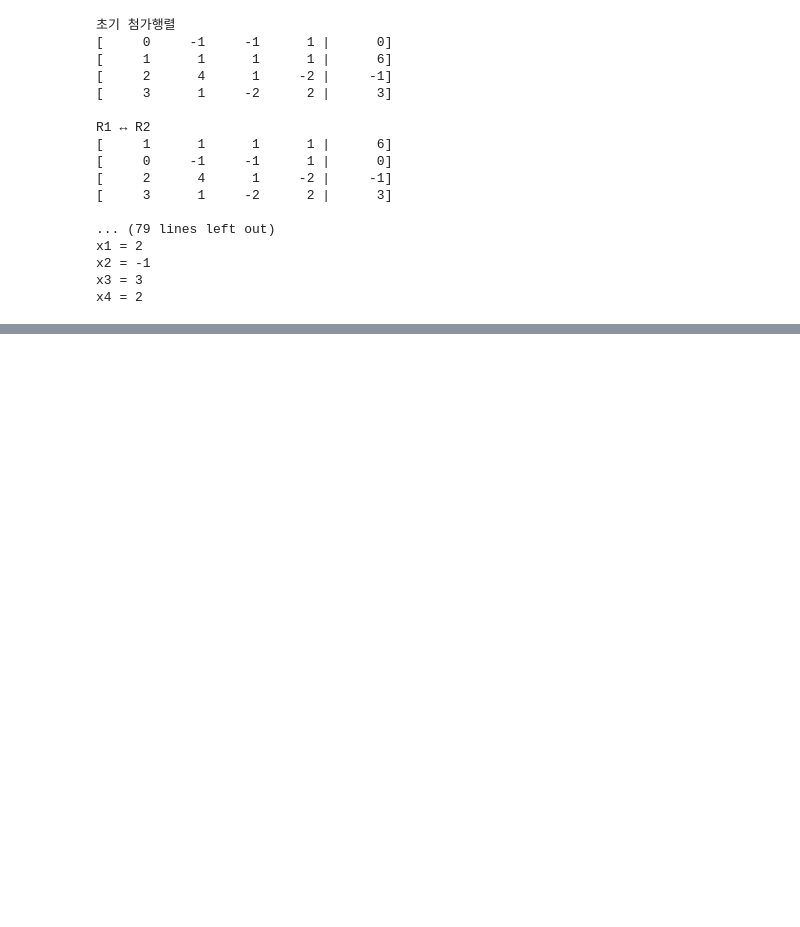
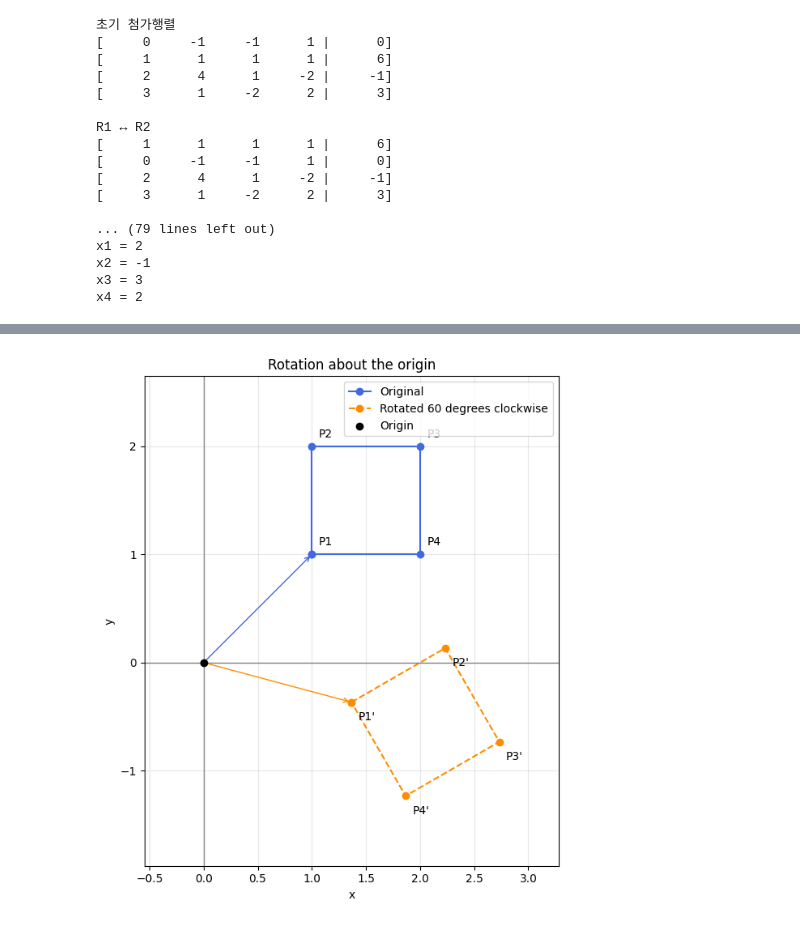
Before and after one commit to seoyun333/Linear-Algebra1, a Jupyter notebook: 선형대수학1_7주차_01.ipynb, the cells around one changed output, grey strips where cells are left out. Saved outputs shown, nothing was run; the diff lists cells and outputs as text; code cells hidden in the pictures; blank space fills up the shorter version.

```diff
--- a/선형대수학1_7주차_01.ipynb
+++ b/선형대수학1_7주차_01.ipynb
@@ -92,0 +403,91 @@ x4 = 2
+# %%
+# 실습 06
+
+import numpy as np
+import matplotlib.pyplot as plt
+
+# 1. 회전각: 도(degree)를 라디안으로 변환
+theta_deg = 60
+theta = np.deg2rad(theta_deg)
+
+# 2. 시계 방향 회전행렬
+A = np.array([
+    [np.cos(theta), np.sin(theta)],
+    [-np.sin(theta), np.cos(theta)]
+])
+
+# 3. 각 열이 하나의 꼭짓점인 2×4 행렬
+# P1=(1,1), P2=(1,2), P3=(2,2), P4=(2,1)
+P = np.array([
+    [1, 1, 2, 2],
+    [1, 2, 2, 1]
+], dtype=float)
+
+# 4. 네 꼭짓점을 한 번에 변환
+# (2×2) @ (2×4) = (2×4)
+Q = A @ P
+
+np.set_printoptions(precision=4, suppress=True)
+
+print("회전행렬 A:")
+print(A)
+
+print("\n각 꼭짓점의 변환 결과:")
+for i in range(P.shape[1]):
+    print(
+        f"P{i + 1}: ({P[0, i]:.0f}, {P[1, i]:.0f})"
+        f" → ({Q[0, i]:.4f}, {Q[1, i]:.4f})"
+    )
+
+# 5. 원점에서 각 꼭짓점까지의 거리 보존 확인
+before = np.linalg.norm(P, axis=0)
+after = np.linalg.norm(Q, axis=0)
+
+print("\n원점까지의 거리 보존:", np.allclose(before, after))
+
+# 6. 첫 꼭짓점을 끝에 추가하여 닫힌 사각형으로 그린다.
+P_closed = np.column_stack((P, P[:, 0]))
+Q_closed = np.column_stack((Q, Q[:, 0]))
+fig, ax = plt.subplots(figsize=(7, 7))
+
+ax.plot(
+    P_closed[0], P_closed[1],
+    "o-", color="royalblue", label="Original"
+)
+ax.plot(
+    Q_closed[0], Q_closed[1],
+    "o--", color="darkorange",
+    label=f"Rotated {theta_deg} degrees clockwise"
+)
+
+# 꼭짓점 이름 표시
+for i in range(P.shape[1]):
+    ax.annotate(
+        f"P{i + 1}", P[:, i],
+        xytext=(6, 8), textcoords="offset points"
+    )
+    ax.annotate(
+        f"P{i + 1}'", Q[:, i],
+        xytext=(6, -16), textcoords="offset points"
+    )
+
+# 원점에서 첫 꼭짓점으로 향하는 벡터 표시
+for point, color in [(P[:, 0], "royalblue"), (Q[:, 0], "darkorange")]:
+    ax.annotate(
+        "", xy=point, xytext=(0, 0),
+        arrowprops=dict(arrowstyle="->", color=color)
+    )
+
+ax.axhline(0, color="gray", linewidth=1)
+ax.axvline(0, color="gray", linewidth=1)
+ax.scatter(0, 0, color="black", zorder=5, label="Origin")
+ax.set_xlabel("x")
+ax.set_ylabel("y")
+ax.set_title("Rotation about the origin")
+ax.set_aspect("equal", adjustable="box")  # 가로·세로 눈금 비율 동일
+ax.margins(0.2)
+ax.grid(True, alpha=0.3)
+ax.legend()
+plt.tight_layout()
+plt.show()
+# %% [output]
@@ -92,0 +505 @@ x4 = 2
+[figure, added]
```
Also changed, not shown: parts of 6 cells of this notebook.
